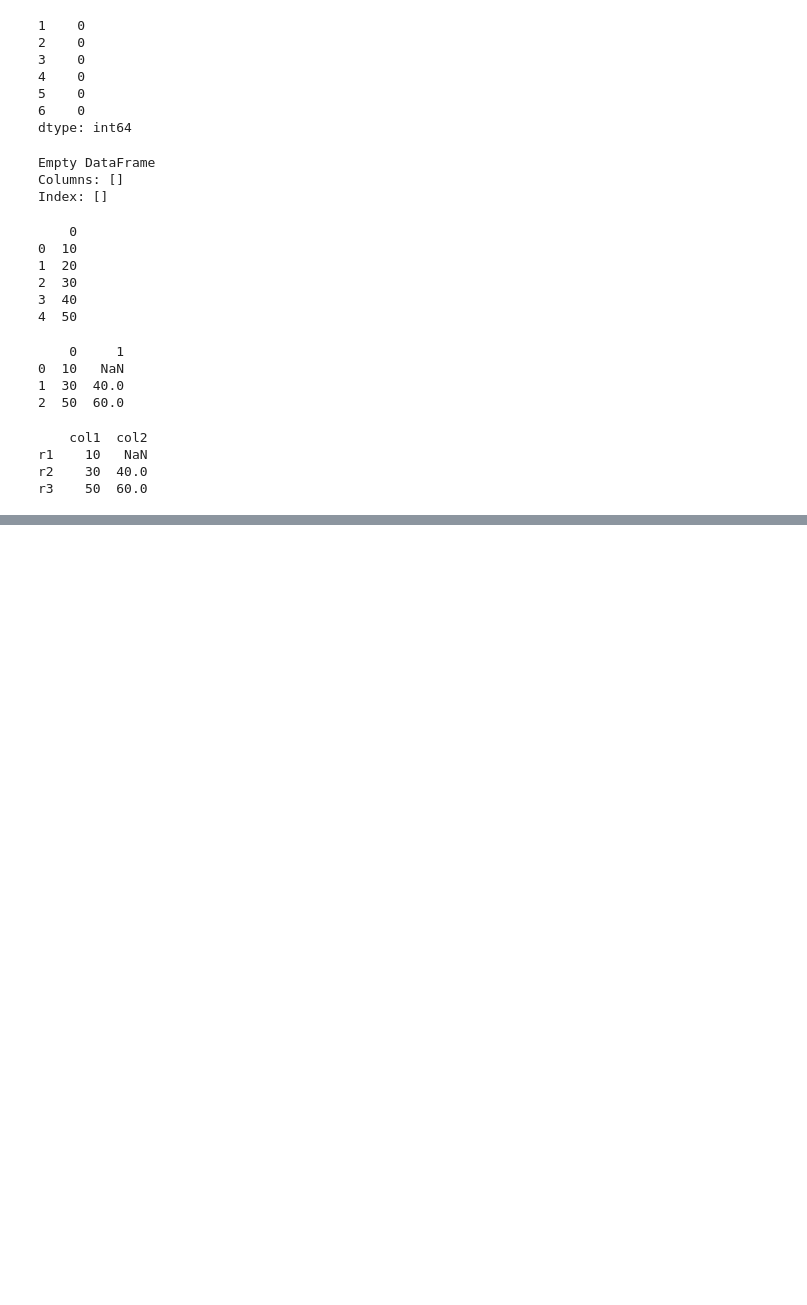
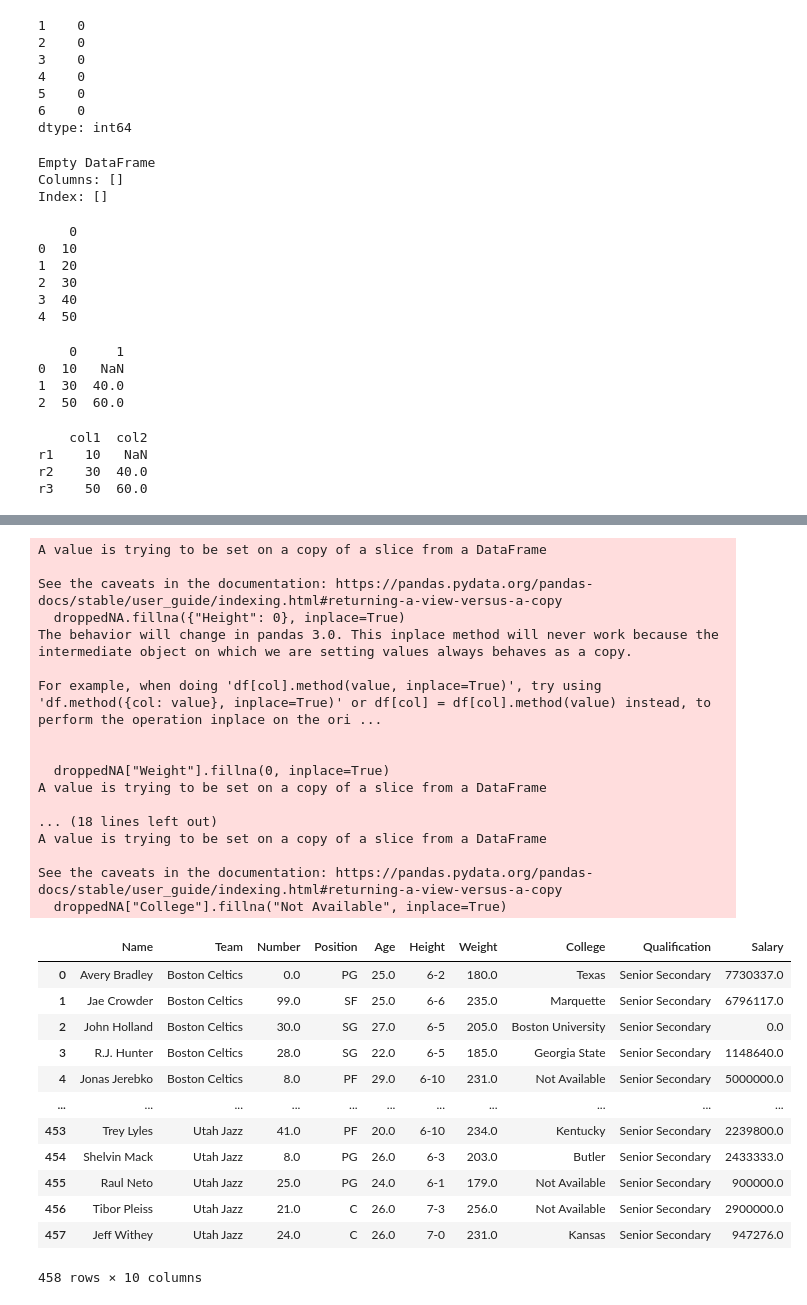
Before and after one commit to proarcherdemo/PythonTraining, a Jupyter notebook: datascience/pandas.ipynb, the cells around one changed output, grey strips where cells are left out. Drawn from its saved outputs; the diff is of its cells as text; code cells hidden in the pictures; blank space fills up the shorter version.

```diff
--- a/datascience/pandas.ipynb
+++ b/datascience/pandas.ipynb
@@ -157,0 +423,45 @@ AttributeError: module 'pandas' has no attribute 'Panel'
+# %%
+# Replacing NaN with default values, will be deprecated in pandas 3.0
+# Issue : https://pandas.pydata.org/pandas-docs/stable/user_guide/indexing.html#returning-a-view-versus-a-copy
+
+#droppedNA["Height"].fillna(0, inplace=True)
+#droppedNA["Height"] = droppedNA["Height"].fillna(0)
+droppedNA.fillna({"Height": 0}, inplace=True)
+
+droppedNA["Weight"].fillna(0, inplace=True)
+droppedNA["Salary"].fillna(0, inplace=True)
+droppedNA["College"].fillna("Not Available", inplace=True)
+
+
+droppedNA
+# %% [output]
+A value is trying to be set on a copy of a slice from a DataFrame
+
+See the caveats in the documentation: https://pandas.pydata.org/pandas-docs/stable/user_guide/indexing.html#returning-a-view-versus-a-copy
+  droppedNA.fillna({"Height": 0}, inplace=True)
+The behavior will change in pandas 3.0. This inplace method will never work because the intermediate object on which we are setting values always behaves as a copy.
+
+For example, when doing 'df[col].method(value, inplace=True)', try using 'df.method({col: value}, inplace=True)' or df[col] = df[col].method(value) instead, to perform the operation inplace on the ori ...
+
+
+  droppedNA["Weight"].fillna(0, inplace=True)
+A value is trying to be set on a copy of a slice from a DataFrame
+
+... (18 lines left out)
+A value is trying to be set on a copy of a slice from a DataFrame
+
+See the caveats in the documentation: https://pandas.pydata.org/pandas-docs/stable/user_guide/indexing.html#returning-a-view-versus-a-copy
+  droppedNA["College"].fillna("Not Available", inplace=True)
+|  | Name | Team | Number | Position | Age | Height | Weight | College | Qualification | Salary |
+| 0 | Avery Bradley | Boston Celtics | 0.0 | PG | 25.0 | 6-2 | 180.0 | Texas | Senior Secondary | 7730337.0 |
+| 1 | Jae Crowder | Boston Celtics | 99.0 | SF | 25.0 | 6-6 | 235.0 | Marquette | Senior Secondary | 6796117.0 |
+| 2 | John Holland | Boston Celtics | 30.0 | SG | 27.0 | 6-5 | 205.0 | Boston University | Senior Secondary | 0.0 |
+| 3 | R.J. Hunter | Boston Celtics | 28.0 | SG | 22.0 | 6-5 | 185.0 | Georgia State | Senior Secondary | 1148640.0 |
+| 4 | Jonas Jerebko | Boston Celtics | 8.0 | PF | 29.0 | 6-10 | 231.0 | Not Available | Senior Secondary | 5000000.0 |
+| ... | ... | ... | ... | ... | ... | ... | ... | ... | ... | ... |
+| 453 | Trey Lyles | Utah Jazz | 41.0 | PF | 20.0 | 6-10 | 234.0 | Kentucky | Senior Secondary | 2239800.0 |
+| 454 | Shelvin Mack | Utah Jazz | 8.0 | PG | 26.0 | 6-3 | 203.0 | Butler | Senior Secondary | 2433333.0 |
+| 455 | Raul Neto | Utah Jazz | 25.0 | PG | 24.0 | 6-1 | 179.0 | Not Available | Senior Secondary | 900000.0 |
+| 456 | Tibor Pleiss | Utah Jazz | 21.0 | C | 26.0 | 7-3 | 256.0 | Not Available | Senior Secondary | 2900000.0 |
+| 457 | Jeff Withey | Utah Jazz | 24.0 | C | 26.0 | 7-0 | 231.0 | Kansas | Senior Secondary | 947276.0 |
+458 rows × 10 columns
```
Also changed, not shown: parts of 29 cells of this notebook, 5 other files.
